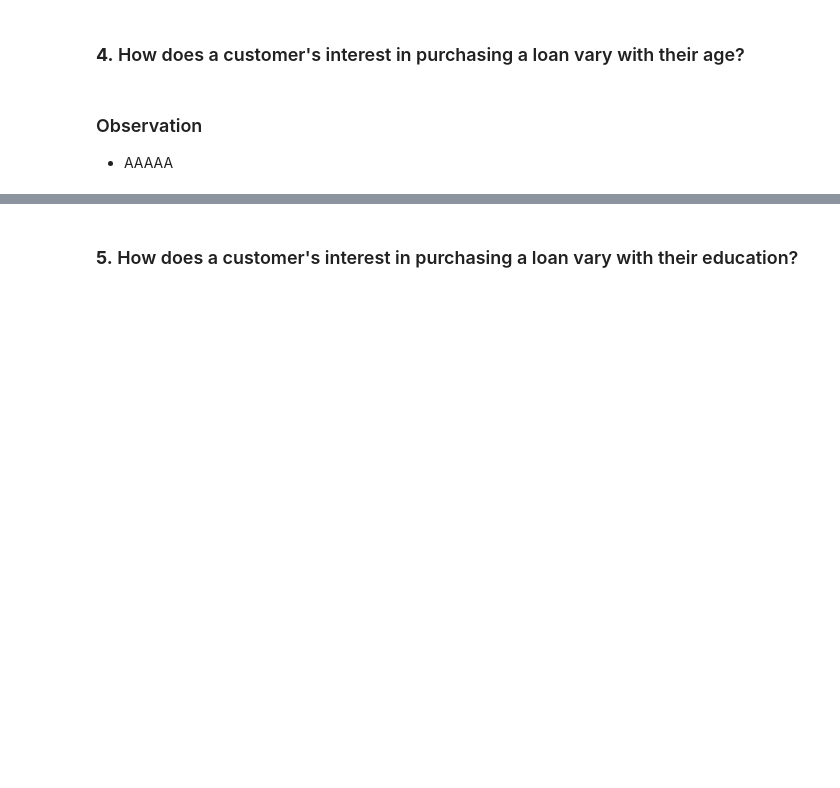
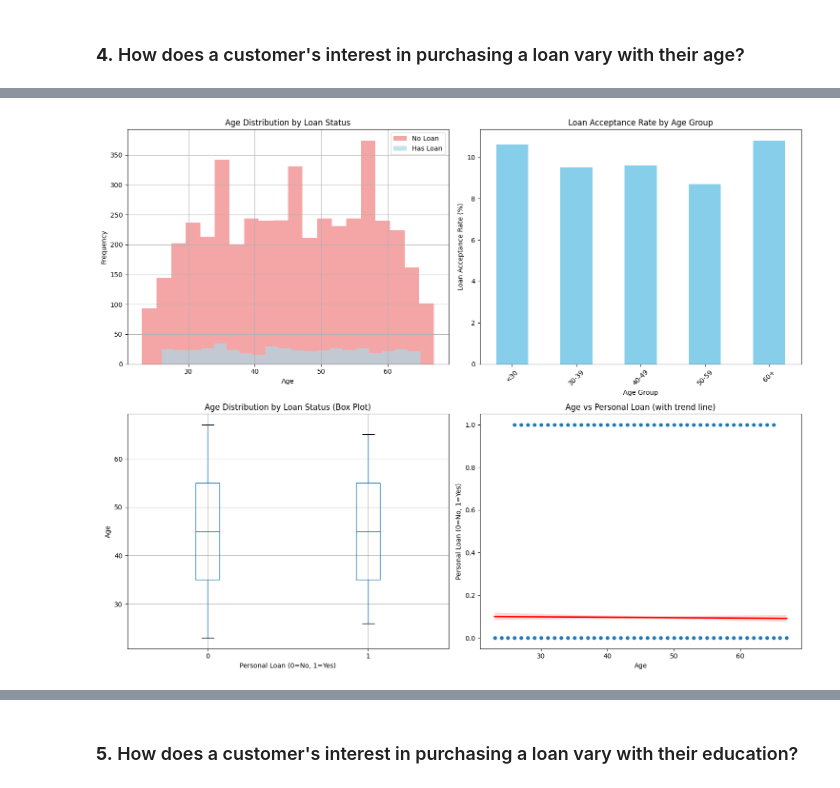
Before and after one commit to Jpbrosnan/Machine-Learning-Course, a Jupyter notebook: AIML_ML_Project_Full_Code_Notebook.ipynb, the cells around one changed output, grey strips where cells are left out. Saved outputs shown, nothing was run; the diff lists cells and outputs as text; code cells hidden in the pictures; blank space fills up the shorter version.

```diff
--- a/AIML_ML_Project_Full_Code_Notebook.ipynb
+++ b/AIML_ML_Project_Full_Code_Notebook.ipynb
@@ -244,5 +408,77 @@ plt.show()
 # %% [markdown]
 ### **4.** How does a customer's interest in purchasing a loan vary with their age?
-# %% [markdown]
-### Observation
-* AAAAA
+# %%
+# Age vs Personal Loan Analysis
+print("Age vs Personal Loan Analysis:")
+print("="*50)
+
+# Create age groups for better analysis
+df['Age_Group'] = pd.cut(df['Age'], bins=[0, 30, 40, 50, 60, 100],
+                        labels=['<30', '30-39', '40-49', '50-59', '60+'])
+
+# Loan acceptance by age group
+age_loan_analysis = df.groupby('Age_Group')['Personal_Loan'].agg(['count', 'sum', 'mean']).round(3)
+age_loan_analysis.columns = ['Total_Customers', 'Loans_Accepted', 'Acceptance_Rate']
+age_loan_analysis['Acceptance_Rate_Pct'] = (age_loan_analysis['Acceptance_Rate'] * 100).round(1)
+print("Loan acceptance by age group:")
+print(age_loan_analysis)
+
+# Correlation between age and personal loan
+age_correlation = df['Age'].corr(df['Personal_Loan'])
+print(f"\nCorrelation between Age and Personal_Loan: {age_correlation:.4f}")
+
+# Visualizations
+fig, ((ax1, ax2), (ax3, ax4)) = plt.subplots(2, 2, figsize=(15, 12))
+
+# 1. Age distribution by loan status
+df[df['Personal_Loan']==0]['Age'].hist(alpha=0.7, bins=20, label='No Loan', ax=ax1, color='lightcoral')
+df[df['Personal_Loan']==1]['Age'].hist(alpha=0.7, bins=20, label='Has Loan', ax=ax1, color='lightblue')
+ax1.set_xlabel('Age')
+ax1.set_ylabel('Frequency')
+ax1.set_title('Age Distribution by Loan Status')
+ax1.legend()
+
+# 2. Loan acceptance rate by age group
+age_loan_analysis['Acceptance_Rate_Pct'].plot(kind='bar', ax=ax2, color='skyblue')
+ax2.set_xlabel('Age Group')
+ax2.set_ylabel('Loan Acceptance Rate (%)')
+ax2.set_title('Loan Acceptance Rate by Age Group')
+ax2.tick_params(axis='x', rotation=45)
+
+# 3. Box plot: Age by loan status
+df.boxplot(column='Age', by='Personal_Loan', ax=ax3)
+ax3.set_xlabel('Personal Loan (0=No, 1=Yes)')
+ax3.set_ylabel('Age')
+ax3.set_title('Age Distribution by Loan Status (Box Plot)')
+plt.suptitle('')  # Remove automatic title
+
+# 4. Scatter plot with trend line
+sns.scatterplot(data=df, x='Age', y='Personal_Loan', alpha=0.6, ax=ax4)
+sns.regplot(data=df, x='Age', y='Personal_Loan', ax=ax4, scatter=False, color='red')
+ax4.set_xlabel('Age')
+ax4.set_ylabel('Personal Loan (0=No, 1=Yes)')
+ax4.set_title('Age vs Personal Loan (with trend line)')
+
+plt.tight_layout()
+plt.show()
+
+# Detailed analysis by age ranges
+print("\nDetailed Age Analysis:")
+print("="*30)
+for age_group in df['Age_Group'].cat.categories:
+    group_data = df[df['Age_Group'] == age_group]
+    if len(group_data) > 0:
+        loan_rate = group_data['Personal_Loan'].mean() * 100
+        avg_age = group_data['Age'].mean()
+        print(f"{age_group}: {len(group_data)} customers, avg age {avg_age:.1f}, loan rate {loan_rate:.1f}%")
+
+# Statistical test
+from scipy.stats import chi2_contingency
+age_loan_crosstab = pd.crosstab(df['Age_Group'], df['Personal_Loan'])
+chi2, p_value, dof, expected = chi2_contingency(age_loan_crosstab)
+print(f"\nChi-square test p-value: {p_value:.4f}")
+if p_value < 0.05:
+    print("There is a statistically significant relationship between age group and loan acceptance.")
+else:
+    print("There is no statistically significant relationship between age group and loan acceptance.")
+# %% [output]
@@ -248,0 +505 @@ plt.show()
+[figure, added]
```
Also changed, not shown: parts of 11 cells of this notebook.
